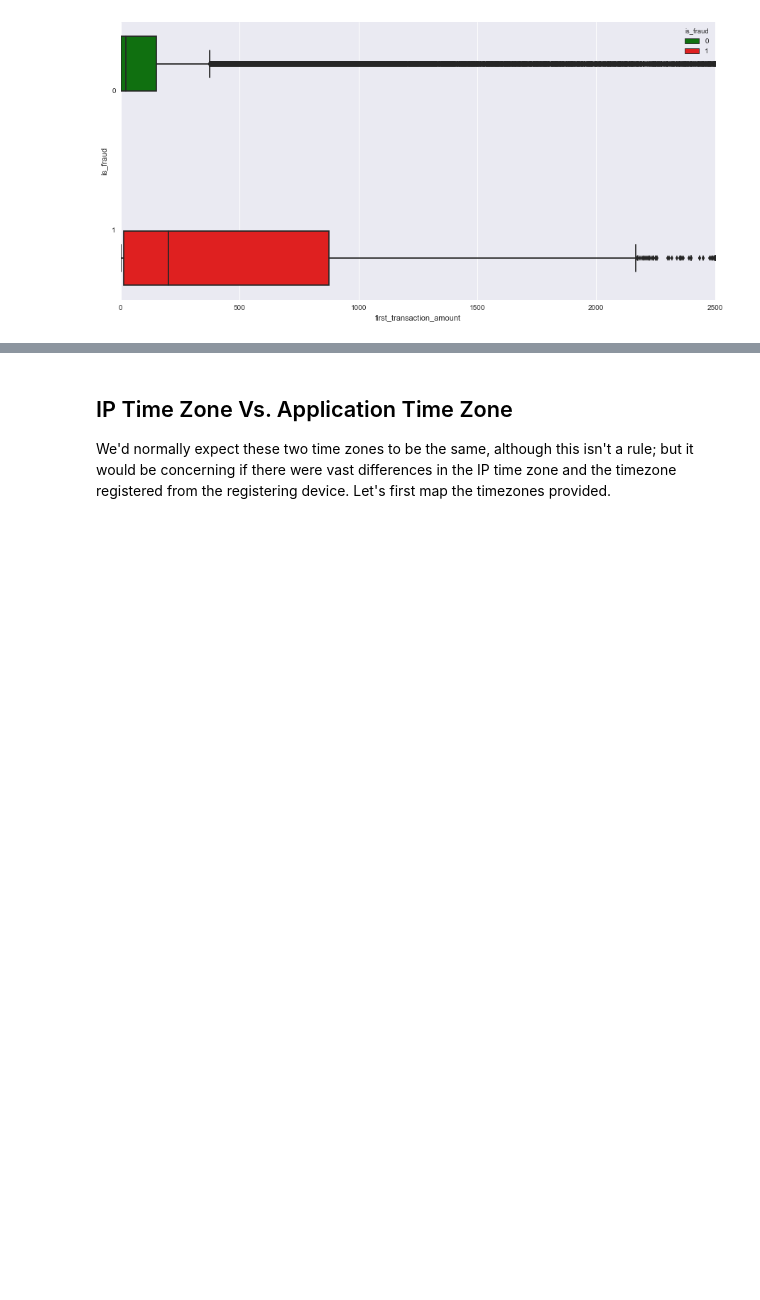
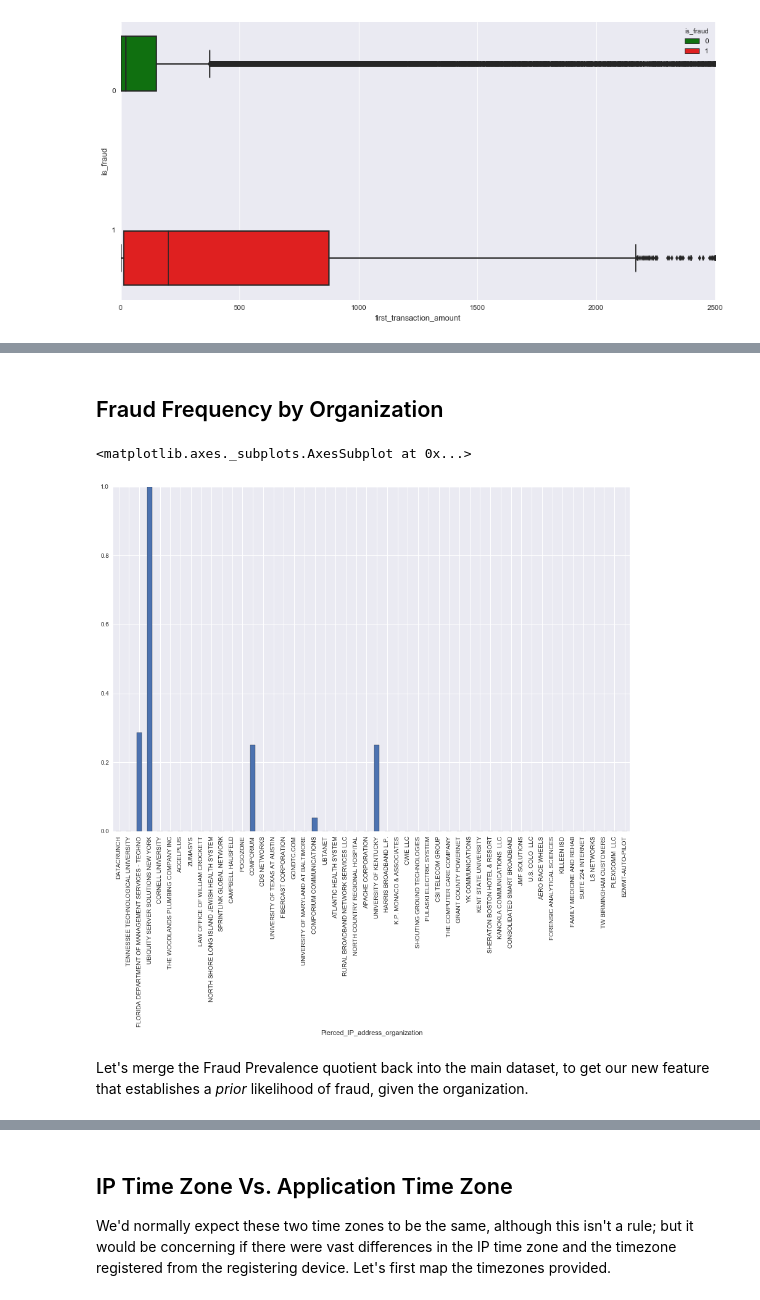
Before and after one commit to ashirwad08/fraud_detection_ex, a Jupyter notebook: notebooks/Data_Explore.ipynb, the cells around one changed output, grey strips where cells are left out. Drawn from its saved outputs; the diff is of its cells as text; code cells hidden in the pictures; blank space fills up the shorter version.

Commit message:
complete data explore first run

```diff
--- a/notebooks/Data_Explore.ipynb
+++ b/notebooks/Data_Explore.ipynb
@@ -72,0 +146,20 @@ p.set(xlim=(0,2500))
+# %% [markdown]
+## Fraud Frequency by Organization
+# %%
+#group by pierced firm name and # of subsidiary merchant applications
+org_size = pd.DataFrame(dat.groupby(by='Pierced_IP_address_organization').size().sort_values(ascending=False), columns=['merchant_count'])
+# %%
+#group by perced firm name and sum of fraudulent merchants
+org_frauds = pd.DataFrame(dat.groupby(by='Pierced_IP_address_organization')['is_fraud'].sum().sort_values(ascending=False))
+# %%
+org_stats = org_size.merge(org_frauds, how='inner', left_index=True, right_index=True)
+# %%
+org_stats['org_fraud_prevalence'] = org_stats['is_fraud']/org_stats['merchant_count']
+# %%
+org_stats.sort_values(by='org_fraud_prevalence')['org_fraud_prevalence'].sample(50).plot(kind='bar',
+                                                                                                   figsize=(15,10))
+# %% [output]
+<matplotlib.axes._subplots.AxesSubplot at 0x...>
+[figure, added]
+# %% [markdown]
+Let's merge the Fraud Prevalence quotient back into the main dataset, to get our new feature that establishes a *prior* likelihood of fraud, given the organization.
```
Also changed, not shown: parts of 18 cells of this notebook, 1 other file.
